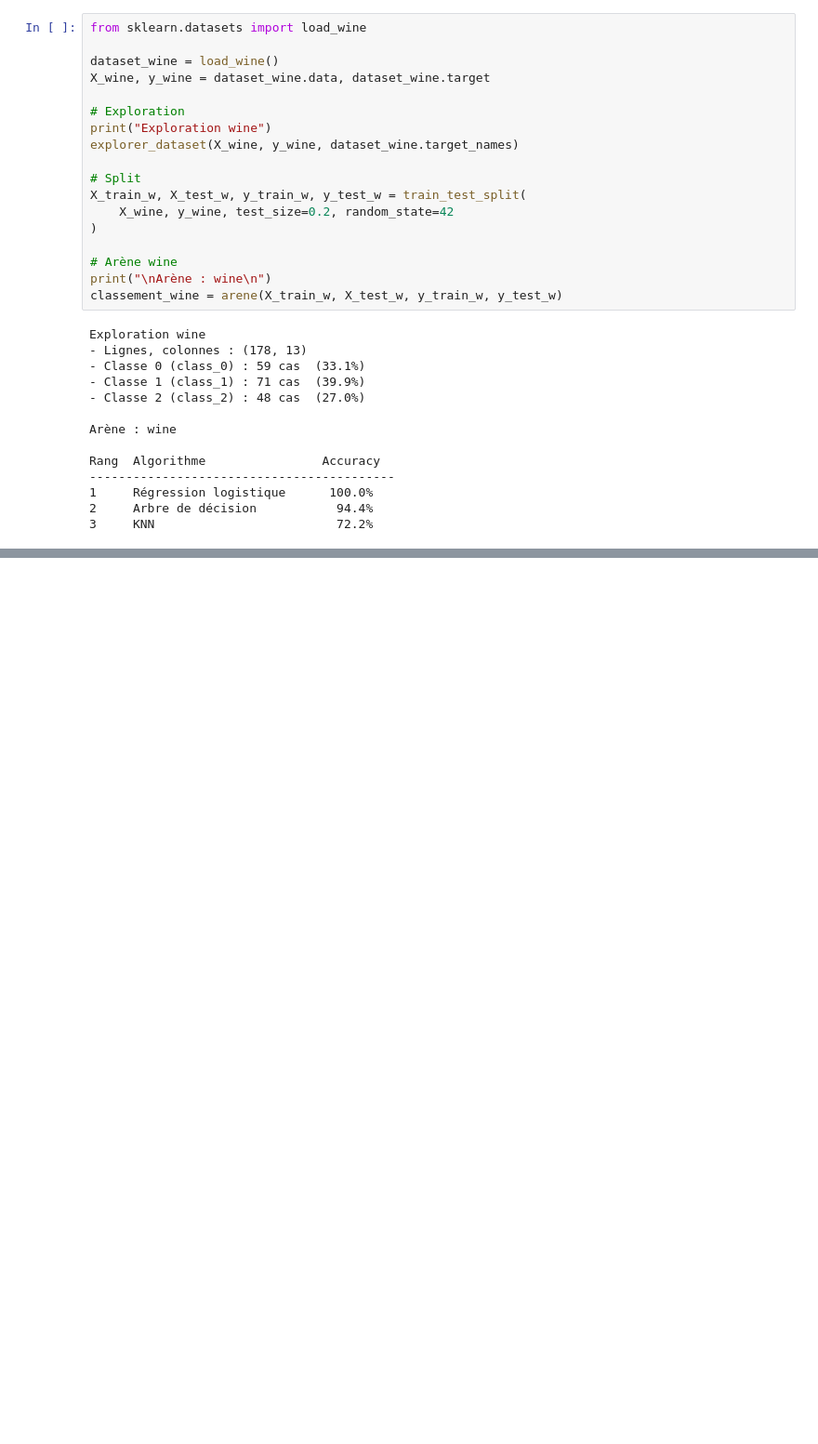
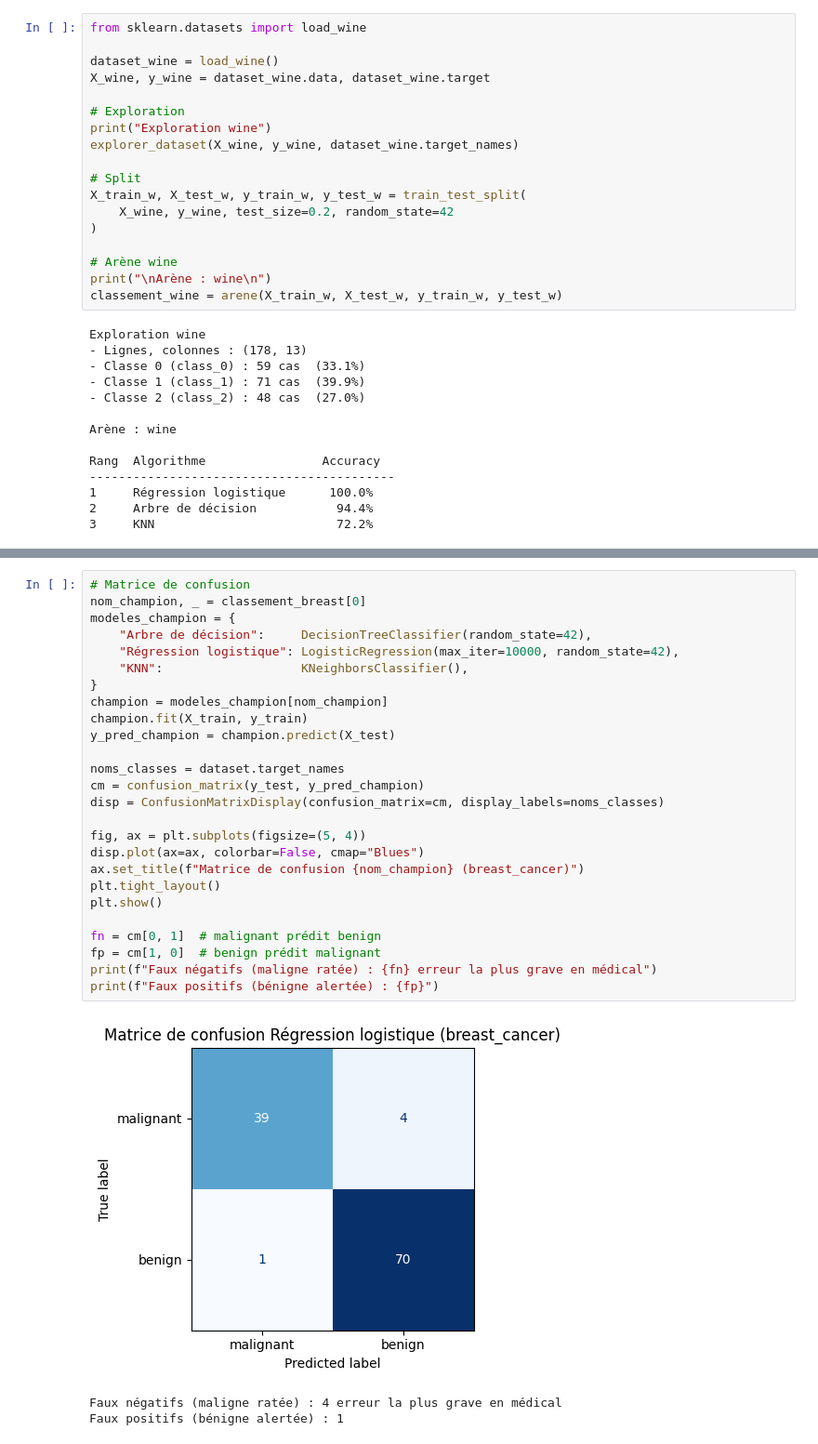
Before and after one commit to bms-awadi/arene-des-algos-Awadi_BEDJA, a Jupyter notebook: arene_algos_ml.ipynb, the cells around one changed output, grey strips where cells are left out. Shown at 93% size. Drawn from its saved outputs; the diff is of its cells as text; blank space fills up the shorter version.

```diff
--- a/arene_algos_ml.ipynb
+++ b/arene_algos_ml.ipynb
@@ -234,0 +259,30 @@ Rang  Algorithme                Accuracy
+# %%
+# Matrice de confusion
+nom_champion, _ = classement_breast[0]
+modeles_champion = {
+    "Arbre de décision":     DecisionTreeClassifier(random_state=42),
+    "Régression logistique": LogisticRegression(max_iter=10000, random_state=42),
+    "KNN":                   KNeighborsClassifier(),
+}
+champion = modeles_champion[nom_champion]
+champion.fit(X_train, y_train)
+y_pred_champion = champion.predict(X_test)
+
+noms_classes = dataset.target_names
+cm = confusion_matrix(y_test, y_pred_champion)
+disp = ConfusionMatrixDisplay(confusion_matrix=cm, display_labels=noms_classes)
+
+fig, ax = plt.subplots(figsize=(5, 4))
+disp.plot(ax=ax, colorbar=False, cmap="Blues")
+ax.set_title(f"Matrice de confusion {nom_champion} (breast_cancer)")
+plt.tight_layout()
+plt.show()
+
+fn = cm[0, 1]  # malignant prédit benign
+fp = cm[1, 0]  # benign prédit malignant
+print(f"Faux négatifs (maligne ratée) : {fn} erreur la plus grave en médical")
+print(f"Faux positifs (bénigne alertée) : {fp}")
+# %% [output]
+[figure, added]
+Faux négatifs (maligne ratée) : 4 erreur la plus grave en médical
+Faux positifs (bénigne alertée) : 1
```
Also changed, not shown: parts of 3 cells of this notebook.
